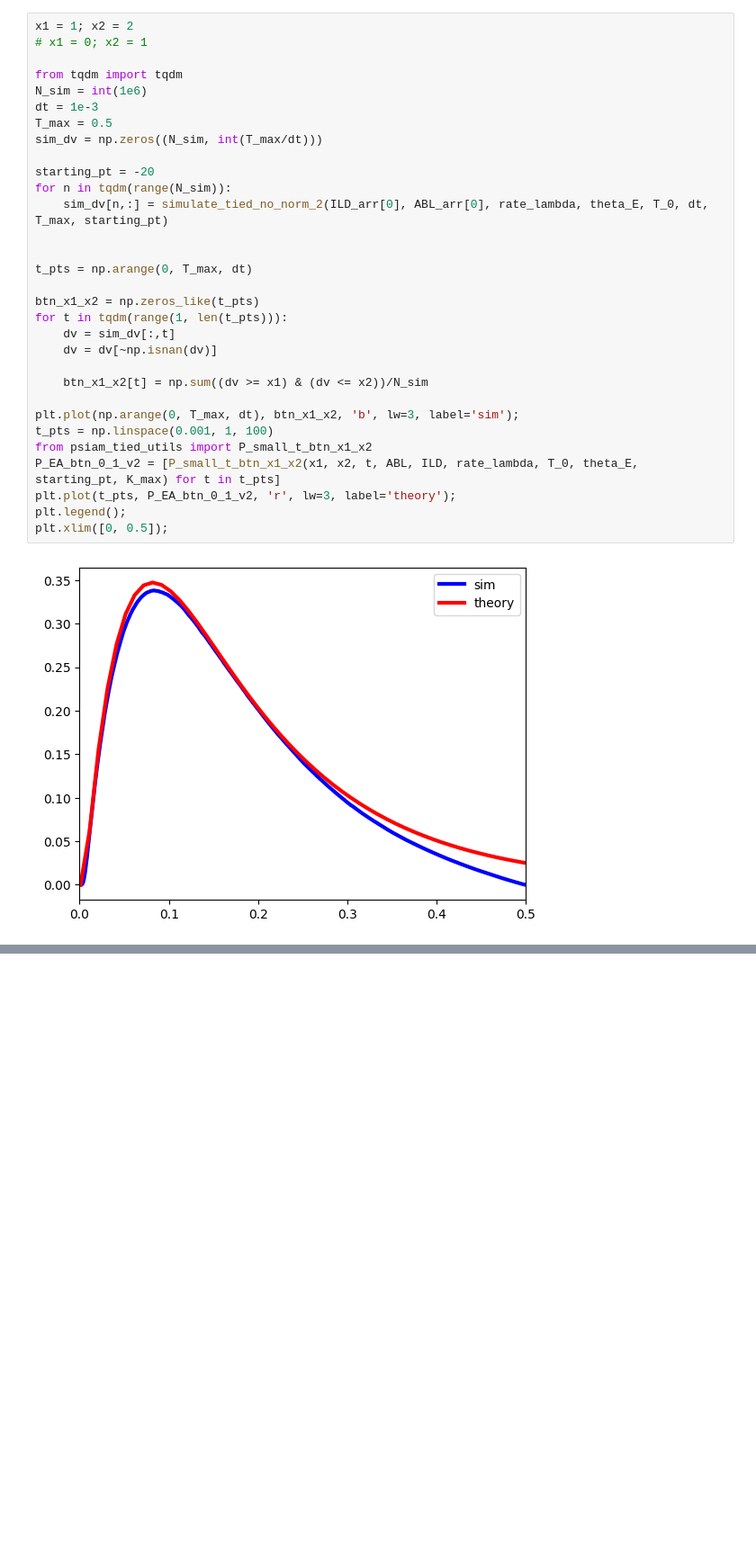
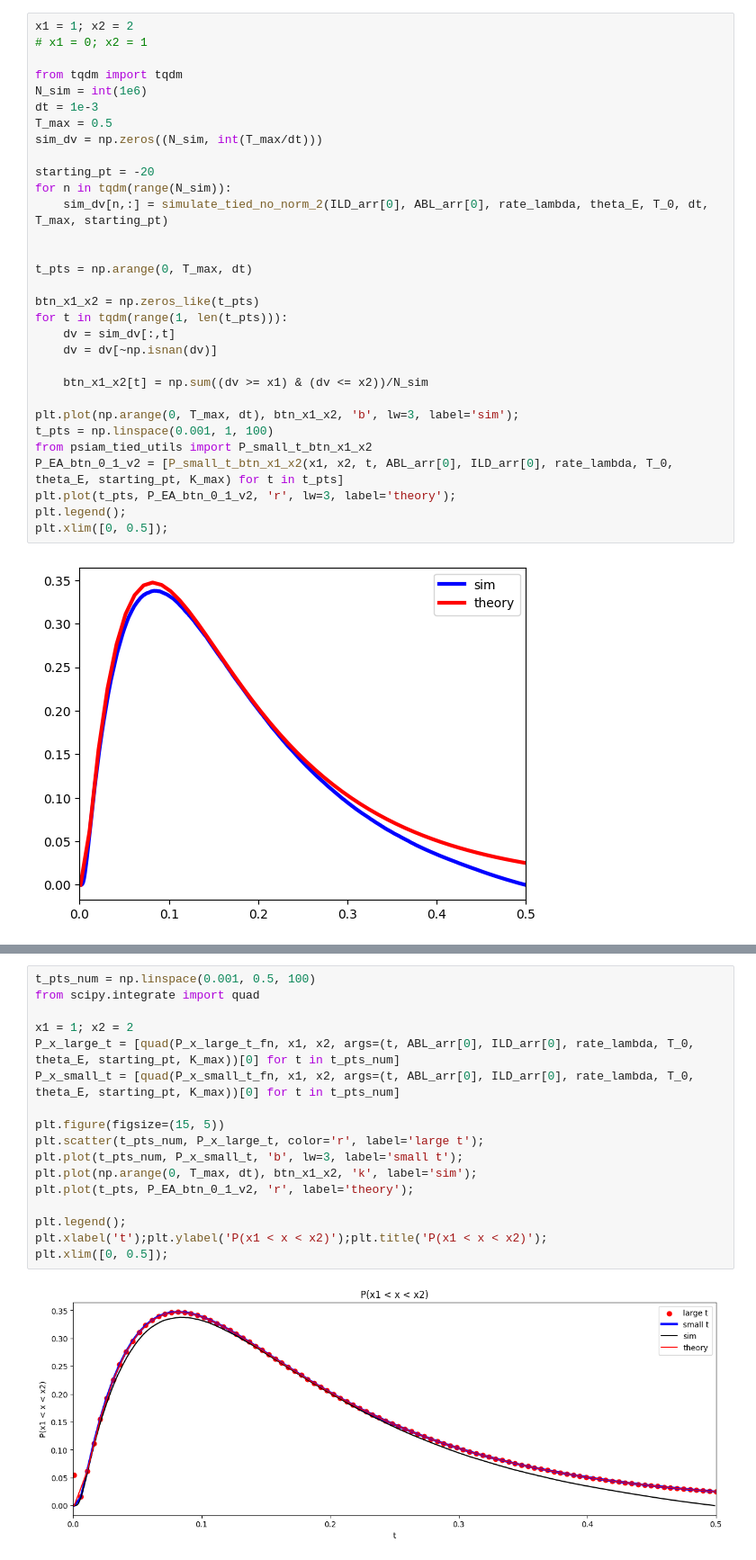
Before and after one commit to rakaar/ddm_codes, a Jupyter notebook: psiam_with_tied/fit_psiam_tied.ipynb, the cells around one changed output, grey strips where cells are left out. Shown at 90% size. Cells and saved outputs as stored; diff of their text form; blank space fills up the shorter version.

```diff
--- a/psiam_with_tied/fit_psiam_tied.ipynb
+++ b/psiam_with_tied/fit_psiam_tied.ipynb
@@ -238,7 +238,7 @@ for t in tqdm(range(1, len(t_pts))):
 plt.plot(np.arange(0, T_max, dt), btn_x1_x2, 'b', lw=3, label='sim');
 t_pts = np.linspace(0.001, 1, 100)
 from psiam_tied_utils import P_small_t_btn_x1_x2
-P_EA_btn_0_1_v2 = [P_small_t_btn_x1_x2(x1, x2, t, ABL, ILD, rate_lambda, T_0, theta_E, starting_pt, K_max) for t in t_pts]
+P_EA_btn_0_1_v2 = [P_small_t_btn_x1_x2(x1, x2, t, ABL_arr[0], ILD_arr[0], rate_lambda, T_0, theta_E, starting_pt, K_max) for t in t_pts]
 plt.plot(t_pts, P_EA_btn_0_1_v2, 'r', lw=3, label='theory');
 plt.legend();
 plt.xlim([0, 0.5]);
@@ -248,0 +302,19 @@ plt.xlim([0, 0.5]);
+# %%
+t_pts_num = np.linspace(0.001, 0.5, 100)
+from scipy.integrate import quad
+
+x1 = 1; x2 = 2
+P_x_large_t = [quad(P_x_large_t_fn, x1, x2, args=(t, ABL_arr[0], ILD_arr[0], rate_lambda, T_0, theta_E, starting_pt, K_max))[0] for t in t_pts_num]
+P_x_small_t = [quad(P_x_small_t_fn, x1, x2, args=(t, ABL_arr[0], ILD_arr[0], rate_lambda, T_0, theta_E, starting_pt, K_max))[0] for t in t_pts_num]
+
+plt.figure(figsize=(15, 5))
+plt.scatter(t_pts_num, P_x_large_t, color='r', label='large t');
+plt.plot(t_pts_num, P_x_small_t, 'b', lw=3, label='small t');
+plt.plot(np.arange(0, T_max, dt), btn_x1_x2, 'k', label='sim');
+plt.plot(t_pts, P_EA_btn_0_1_v2, 'r', label='theory');
+
+plt.legend();
+plt.xlabel('t');plt.ylabel('P(x1 < x < x2)');plt.title('P(x1 < x < x2)');
+plt.xlim([0, 0.5]);
+# %% [output]
+[figure, added]
```
Also changed, not shown: parts of 5 cells of this notebook, 2 other files.
